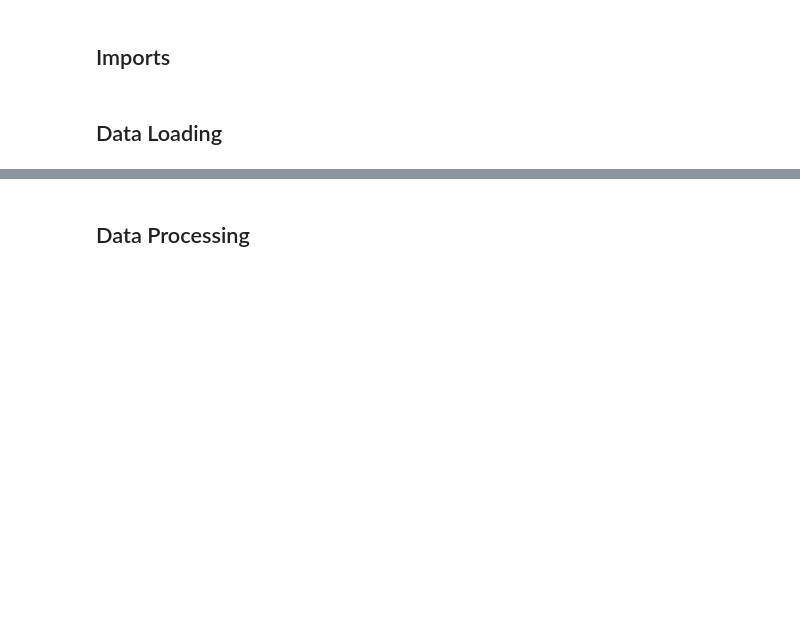
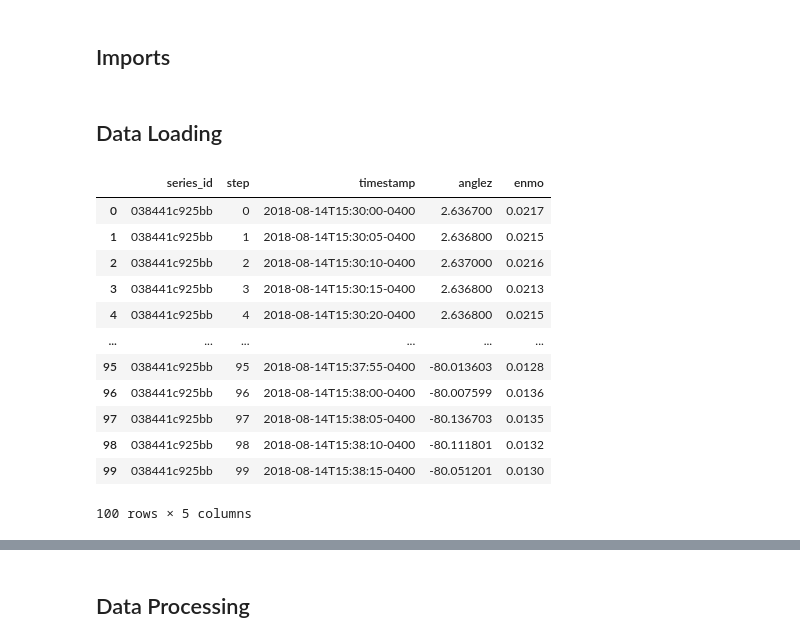
Before and after one commit to AmirMohammadiKarbalaei/Detect-Sleep-States-CMI, a Jupyter notebook: notebooks/eda - 1.0.ipynb, the cells around one changed output, grey strips where cells are left out. Cells and saved outputs as stored; diff of their text form; code cells hidden in the pictures; blank space fills up the shorter version.

```diff
--- a/notebooks/eda - 1.0.ipynb
+++ b/notebooks/eda - 1.0.ipynb
@@ -15,3 +15,19 @@ events = "train_events.csv"
 
 train_series = pd.read_parquet(data_folder+series)
 train_events = pd.read_csv(data_folder+events)
+# %%
+train_series.head(100)
+# %% [output]
+|  | series_id | step | timestamp | anglez | enmo |
+| 0 | 038441c925bb | 0 | 2018-08-14T15:30:00-0400 | 2.636700 | 0.0217 |
+| 1 | 038441c925bb | 1 | 2018-08-14T15:30:05-0400 | 2.636800 | 0.0215 |
+| 2 | 038441c925bb | 2 | 2018-08-14T15:30:10-0400 | 2.637000 | 0.0216 |
+| 3 | 038441c925bb | 3 | 2018-08-14T15:30:15-0400 | 2.636800 | 0.0213 |
+| 4 | 038441c925bb | 4 | 2018-08-14T15:30:20-0400 | 2.636800 | 0.0215 |
+| ... | ... | ... | ... | ... | ... |
+| 95 | 038441c925bb | 95 | 2018-08-14T15:37:55-0400 | -80.013603 | 0.0128 |
+| 96 | 038441c925bb | 96 | 2018-08-14T15:38:00-0400 | -80.007599 | 0.0136 |
+| 97 | 038441c925bb | 97 | 2018-08-14T15:38:05-0400 | -80.136703 | 0.0135 |
+| 98 | 038441c925bb | 98 | 2018-08-14T15:38:10-0400 | -80.111801 | 0.0132 |
+| 99 | 038441c925bb | 99 | 2018-08-14T15:38:15-0400 | -80.051201 | 0.0130 |
+100 rows × 5 columns
```
Also changed, not shown: parts of 7 cells of this notebook.
